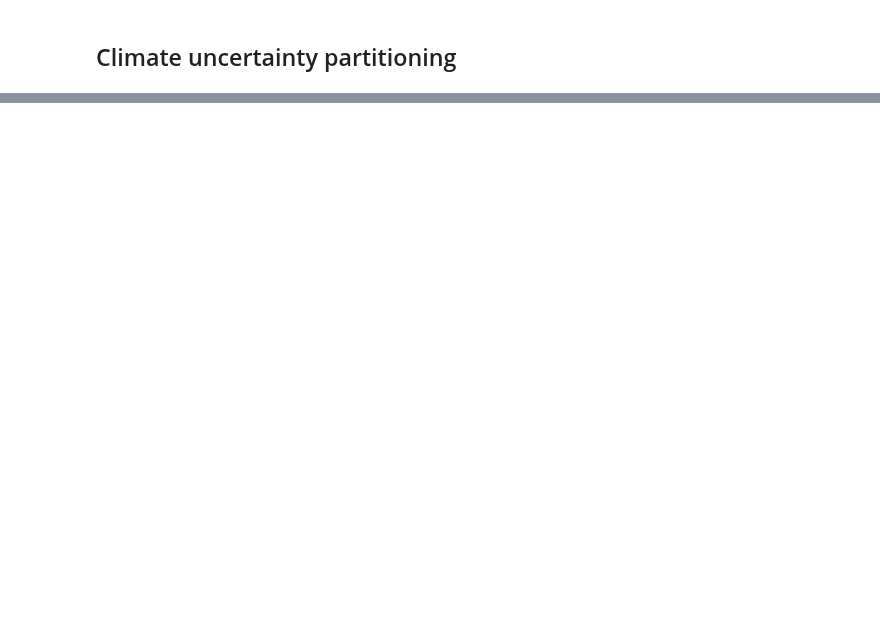
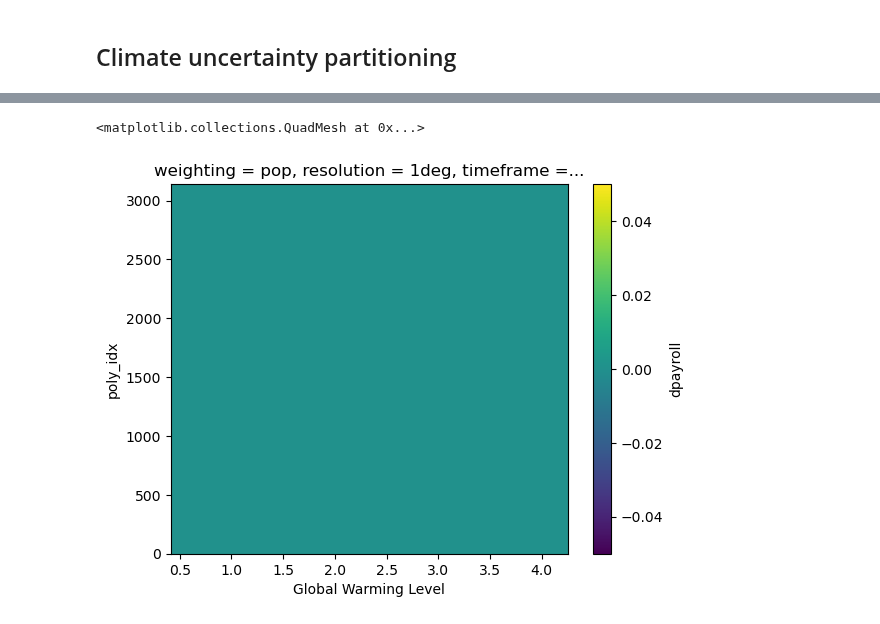
Before and after one commit to ks905383/impact_uncertainty, a Jupyter notebook: code/4_partition_uncertainties.ipynb, the cells around one changed output, grey strips where cells are left out. Saved outputs shown, nothing was run; the diff lists cells and outputs as text; code cells hidden in the pictures; blank space fills up the shorter version.

```diff
--- a/code/4_partition_uncertainties.ipynb
+++ b/code/4_partition_uncertainties.ipynb
@@ -289,0 +331,6 @@ Coordinates:
+# %%
+sp = {'proj_base':'ERA5','resolution':'1deg','timeframe':'1986-2008','obstreat':'sep','weighting':'pop'}
+dsss['1deg'].sel(sp).isel(idv=100).dpayroll.plot()
+# %% [output]
+<matplotlib.collections.QuadMesh at 0x...>
+[figure, added]
```
Also changed, not shown: parts of 28 cells of this notebook, 30 other files.
